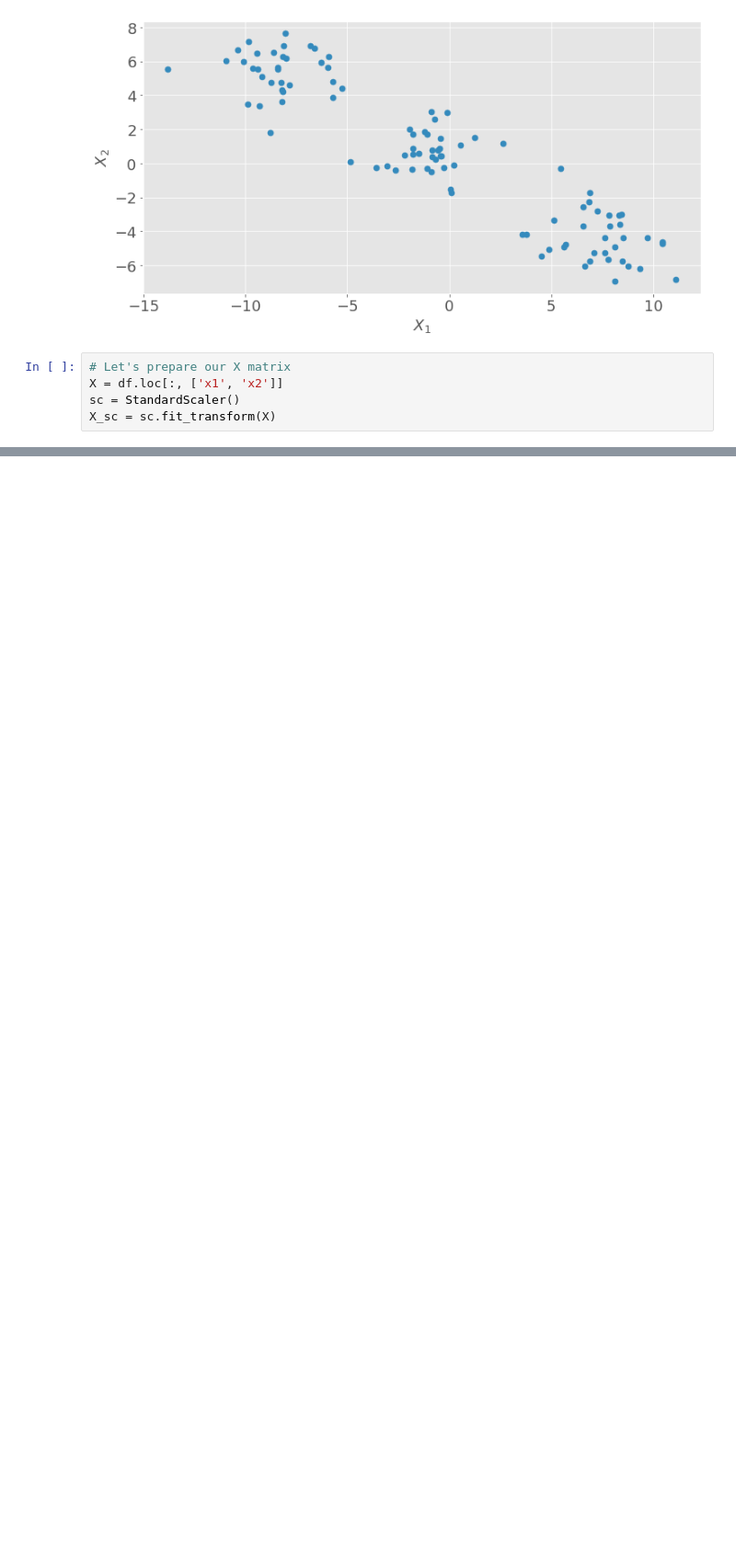
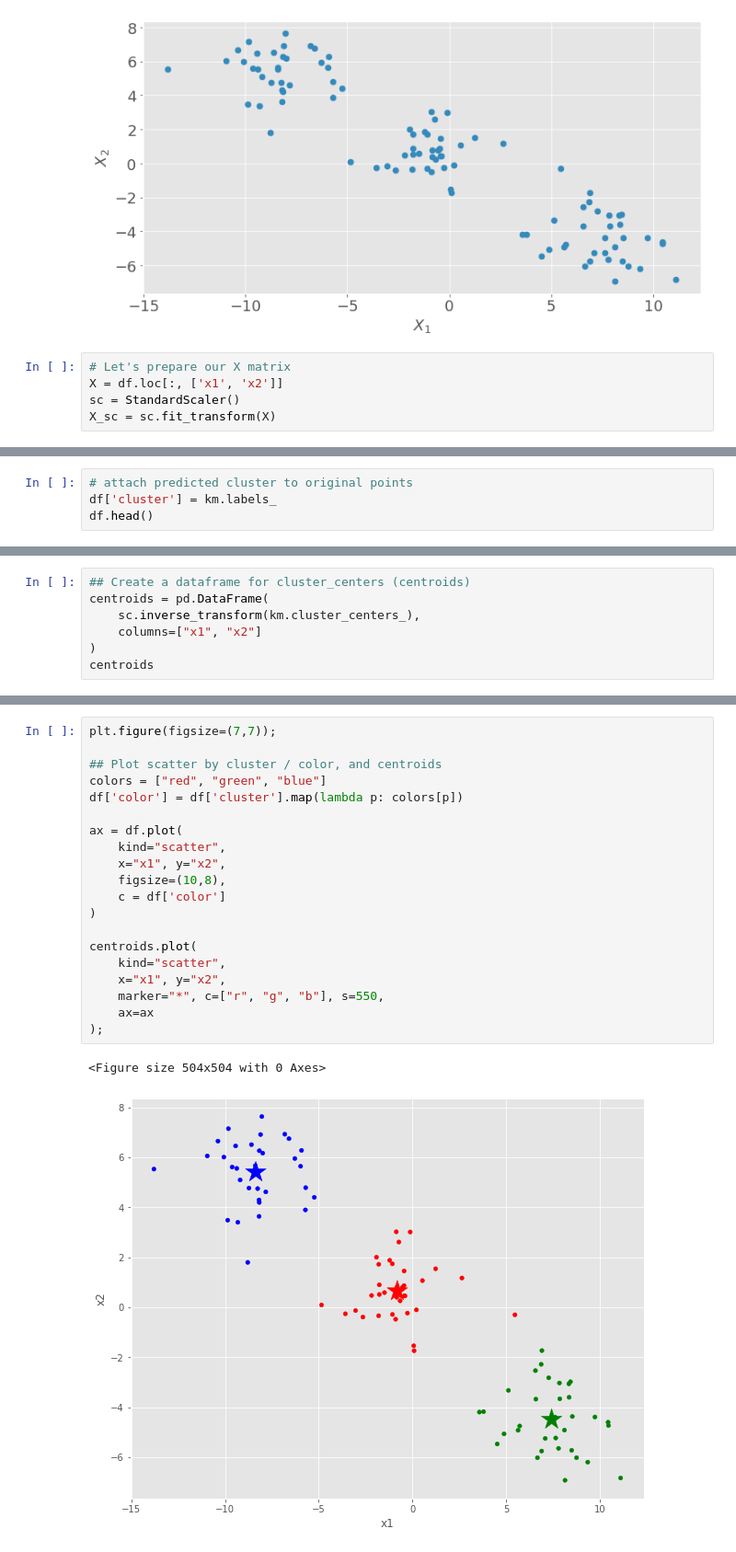
Before and after one commit to ethan-eplee/Personal-Repo, a Jupyter notebook: Unsupervised Learning Clustering/Clustering.ipynb, the cells around one changed output, grey strips where cells are left out. Shown: that part at 92% size. Drawn from its saved outputs; the diff is of its cells as text; blank space fills up the shorter version.

```diff
--- a/Unsupervised Learning Clustering/Clustering.ipynb
+++ b/Unsupervised Learning Clustering/Clustering.ipynb
@@ -152,0 +178,4 @@ KMeans(n_clusters=3, random_state=42)
+# %%
+# attach predicted cluster to original points
+df['cluster'] = km.labels_
+df.head()
@@ -152,0 +205,7 @@ KMeans(n_clusters=3, random_state=42)
+# %%
+## Create a dataframe for cluster_centers (centroids)
+centroids = pd.DataFrame(
+    sc.inverse_transform(km.cluster_centers_),
+    columns=["x1", "x2"]
+)
+centroids
@@ -152,0 +217,23 @@ KMeans(n_clusters=3, random_state=42)
+# %%
+plt.figure(figsize=(7,7));
+
+## Plot scatter by cluster / color, and centroids
+colors = ["red", "green", "blue"]
+df['color'] = df['cluster'].map(lambda p: colors[p])
+
+ax = df.plot(
+    kind="scatter",
+    x="x1", y="x2",
+    figsize=(10,8),
+    c = df['color']
+)
+
+centroids.plot(
+    kind="scatter",
+    x="x1", y="x2",
+    marker="*", c=["r", "g", "b"], s=550,
+    ax=ax
+);
+# %% [output]
+<Figure size 504x504 with 0 Axes>
+[figure, added]
```
Also changed, not shown: parts of 19 cells of this notebook.
